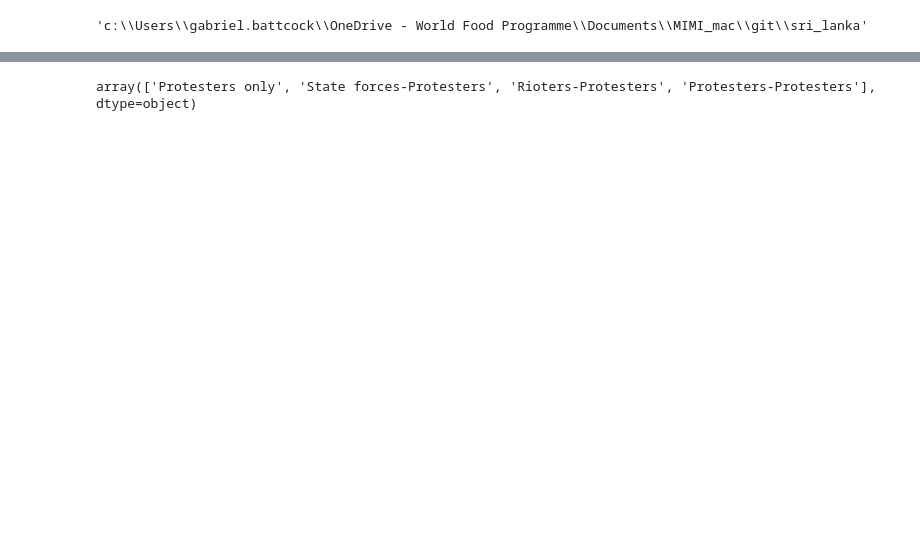
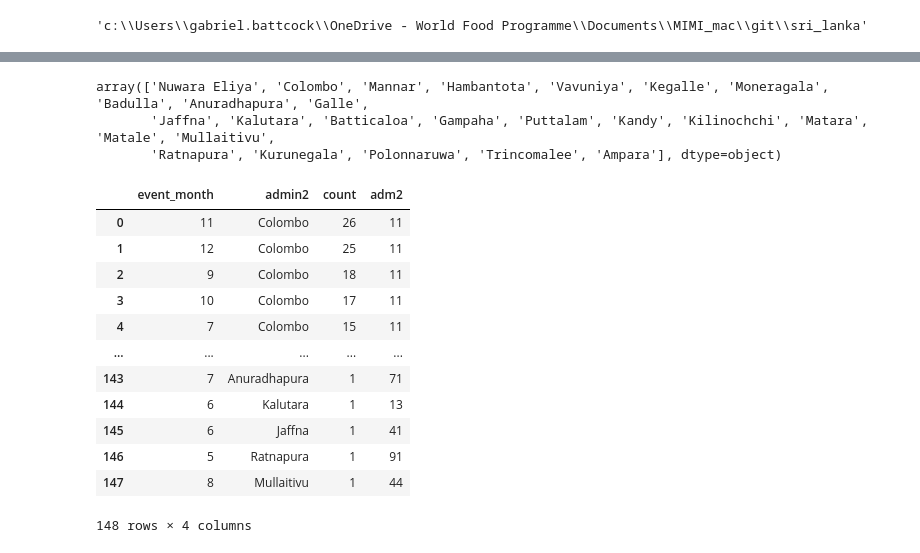
Before and after one commit to MIMI-wfp/sri_lanka, a Jupyter notebook: src/python/acled_variables.ipynb, the cells around one changed output, grey strips where cells are left out. Saved outputs shown, nothing was run; the diff lists cells and outputs as text; code cells hidden in the pictures; blank space fills up the shorter version.

Commit message:
python ML variables

```diff
--- a/src/python/acled_variables.ipynb
+++ b/src/python/acled_variables.ipynb
@@ -39,4 +40,55 @@ Name: count, Length: 148, dtype: int64
 # %%
+# look at types of acled variable
+
 acled_data['interaction'].unique()
+acled_data['admin2'].unique()
 # %% [output]
-array(['Protesters only', 'State forces-Protesters', 'Rioters-Protesters', 'Protesters-Protesters'], dtype=object)
+array(['Nuwara Eliya', 'Colombo', 'Mannar', 'Hambantota', 'Vavuniya', 'Kegalle', 'Moneragala', 'Badulla', 'Anuradhapura', 'Galle',
+       'Jaffna', 'Kalutara', 'Batticaloa', 'Gampaha', 'Puttalam', 'Kandy', 'Kilinochchi', 'Matara', 'Matale', 'Mullaitivu',
+       'Ratnapura', 'Kurunegala', 'Polonnaruwa', 'Trincomalee', 'Ampara'], dtype=object)
+# %%
+
+def merge_district_codes(df):
+    # District code mapping
+    districts = [
+        {"adm2": 81, "admin2": "Badulla"}, {"adm2": 11, "admin2": "Colombo"},
+        {"adm2": 12, "admin2": "Gampaha"}, {"adm2": 41, "admin2": "Jaffna"},
+        {"adm2": 13, "admin2": "Kalutara"}, {"adm2": 21, "admin2": "Kandy"},
+        {"adm2": 92, "admin2": "Kegalle"}, {"adm2": 61, "admin2": "Kurunegala"},
+        {"adm2": 43, "admin2": "Mannar"}, {"adm2": 22, "admin2": "Matale"},
+        {"adm2": 82, "admin2": "Moneragala"}, {"adm2": 23, "admin2": "Nuwara Eliya"},
+        {"adm2": 72, "admin2": "Polonnaruwa"}, {"adm2": 91, "admin2": "Ratnapura"},
+        {"adm2": 53, "admin2": "Trincomalee"}, {"adm2": 44, "admin2": "Vavuniya"},
+        {"adm2": 71, "admin2": "Anuradhapura"}, {"adm2": 44, "admin2": "Mullaitivu"},
+        {"adm2": 52, "admin2": "Ampara"},{"adm2":52, "admin2": "Batticaloa"},
+        {"adm2": 33, "admin2": "Hambantota"}, {"adm2": 45, "admin2": "Kilinochchi"},
+        {"adm2": 62, "admin2": "Puttalam"}, {"adm2": 31, "admin2": "Galle"},
+        {"adm2": 32, "admin2": "Matara"}
+
+    ]
+
+    df_districts = pd.DataFrame(districts)
+
+    # Merge to assign adm2 codes
+    merged = df.merge(df_districts, on='admin2', how='left')
+
+    return merged
+
+
+matched_data = merge_district_codes(acled_counts2018)
+
+matched_data
+# %% [output]
+|  | event_month | admin2 | count | adm2 |
+| 0 | 11 | Colombo | 26 | 11 |
+| 1 | 12 | Colombo | 25 | 11 |
+| 2 | 9 | Colombo | 18 | 11 |
+| 3 | 10 | Colombo | 17 | 11 |
+| 4 | 7 | Colombo | 15 | 11 |
+| ... | ... | ... | ... | ... |
+| 143 | 7 | Anuradhapura | 1 | 71 |
+| 144 | 6 | Kalutara | 1 | 13 |
+| 145 | 6 | Jaffna | 1 | 41 |
+| 146 | 5 | Ratnapura | 1 | 91 |
+| 147 | 8 | Mullaitivu | 1 | 44 |
+148 rows × 4 columns
```
Also changed, not shown: parts of 3 cells of this notebook, 3 other files.
